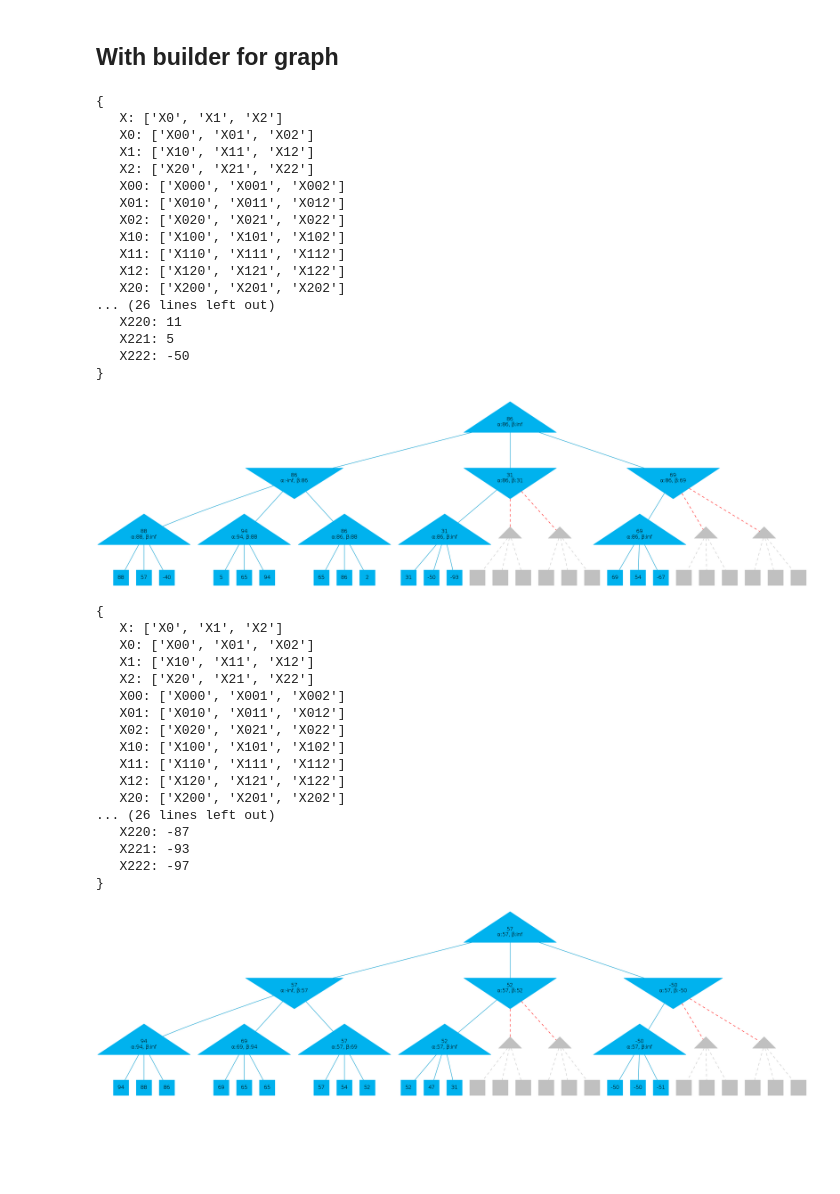
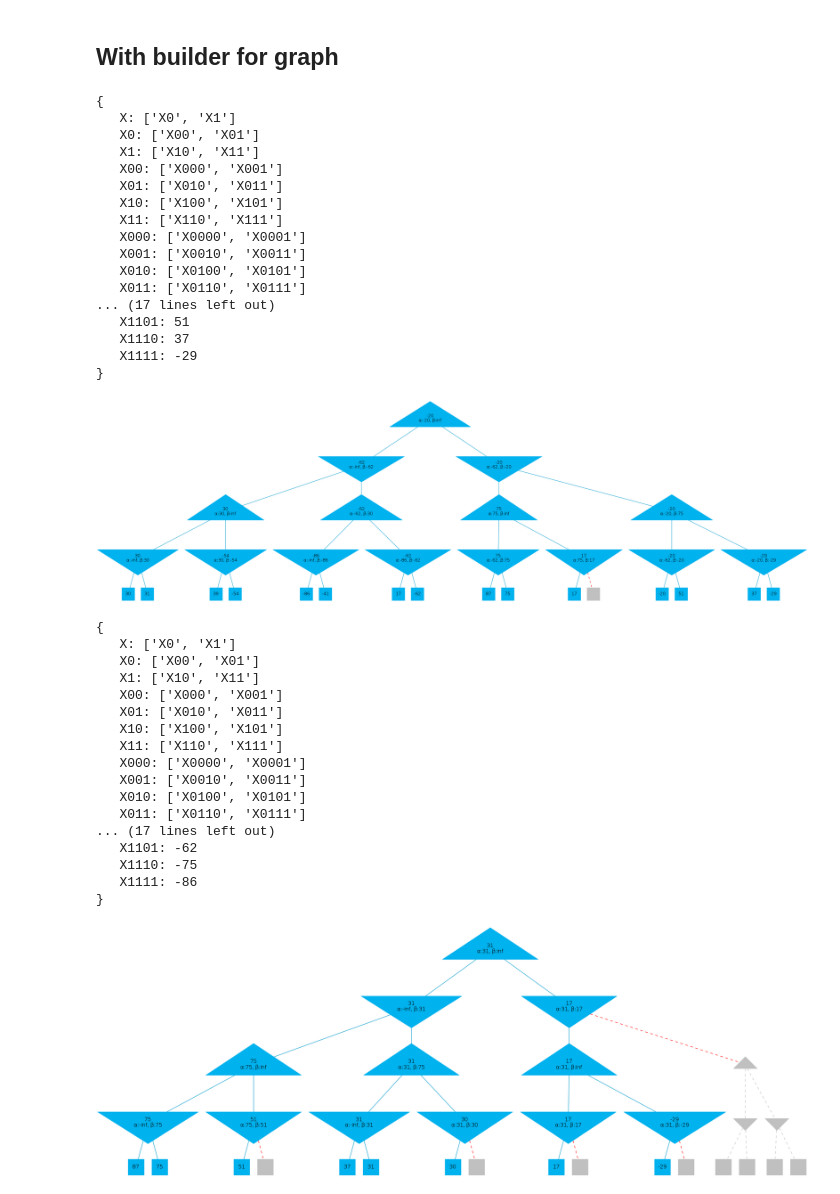
Before and after one commit to Mufas61/alpha-beta-pruning, a Jupyter notebook: graphviz.ipynb, the cells around one changed output. Saved outputs shown, nothing was run; the diff lists cells and outputs as text; code cells hidden in the pictures; blank space fills up the shorter version.

Commit message:
Fixed depth

```diff
--- a/graphviz.ipynb
+++ b/graphviz.ipynb
@@ -86,63 +86,63 @@ display(Image(filename='img/graphx3.png'))
 # %% [markdown]
 ## With builder for graph
 # %%
-nums = build_random_leafs(depth=4, branching=3)
+nums = build_random_leafs(depth=4, branching=2)
 # %%
-order, graphB3 = build_graph(nums, branching=3)
+order, graphB3 = build_graph(nums, branching=2)
 print_pretty(graphB3, order)
 
 desc = alpha_beta(graphB3, root=order[0])
 
-viz = build_viz(order, graphB3, desc, branching=3)
+viz = build_viz(order, graphB3, desc, branching=2)
 
 viz.render(filename='img/graphB3')
 display(Image(filename='img/graphB3.png'))
 # %% [output]
 {
-   X: ['X0', 'X1', 'X2']
-   X0: ['X00', 'X01', 'X02']
-   X1: ['X10', 'X11', 'X12']
-   X2: ['X20', 'X21', 'X22']
-   X00: ['X000', 'X001', 'X002']
-   X01: ['X010', 'X011', 'X012']
-   X02: ['X020', 'X021', 'X022']
-   X10: ['X100', 'X101', 'X102']
-   X11: ['X110', 'X111', 'X112']
-   X12: ['X120', 'X121', 'X122']
-   X20: ['X200', 'X201', 'X202']
-... (26 lines left out)
-   X220: 11
-   X221: 5
-   X222: -50
+   X: ['X0', 'X1']
+   X0: ['X00', 'X01']
+   X1: ['X10', 'X11']
+   X00: ['X000', 'X001']
+   X01: ['X010', 'X011']
+   X10: ['X100', 'X101']
+   X11: ['X110', 'X111']
+   X000: ['X0000', 'X0001']
+   X001: ['X0010', 'X0011']
+   X010: ['X0100', 'X0101']
+   X011: ['X0110', 'X0111']
+... (17 lines left out)
+   X1101: 51
+   X1110: 37
+   X1111: -29
 }
-[figure, old version]
+[figure, new version]
 # %%
 sorted_nums = sorted(nums, reverse=True)
-order, graphB3 = build_graph(sorted_nums, branching=3)
+order, graphB3 = build_graph(sorted_nums, branching=2)
 print_pretty(graphB3, order)
 
 desc = alpha_beta(graphB3, root=order[0])
 
-viz = build_viz(order, graphB3, desc, branching=3)
+viz = build_viz(order, graphB3, desc, branching=2)
 
 viz.render(filename='img/graphB3')
 display(Image(filename='img/graphB3.png'))
 # %% [output]
 {
-   X: ['X0', 'X1', 'X2']
-   X0: ['X00', 'X01', 'X02']
-   X1: ['X10', 'X11', 'X12']
-   X2: ['X20', 'X21', 'X22']
-   X00: ['X000', 'X001', 'X002']
-   X01: ['X010', 'X011', 'X012']
-   X02: ['X020', 'X021', 'X022']
-   X10: ['X100', 'X101', 'X102']
-   X11: ['X110', 'X111', 'X112']
-   X12: ['X120', 'X121', 'X122']
-   X20: ['X200', 'X201', 'X202']
-... (26 lines left out)
-   X220: -87
-   X221: -93
-   X222: -97
+   X: ['X0', 'X1']
+   X0: ['X00', 'X01']
+   X1: ['X10', 'X11']
+   X00: ['X000', 'X001']
+   X01: ['X010', 'X011']
+   X10: ['X100', 'X101']
+   X11: ['X110', 'X111']
+   X000: ['X0000', 'X0001']
+   X001: ['X0010', 'X0011']
+   X010: ['X0100', 'X0101']
+   X011: ['X0110', 'X0111']
+... (17 lines left out)
+   X1101: -62
+   X1110: -75
+   X1111: -86
 }
-[figure, old version]
+[figure, new version]
```
Also changed, not shown: parts of 2 cells of this notebook, 1 other file.
